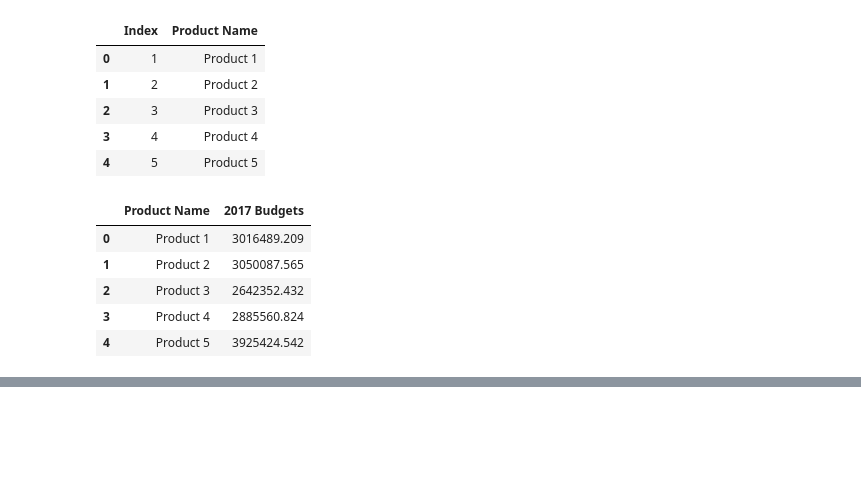
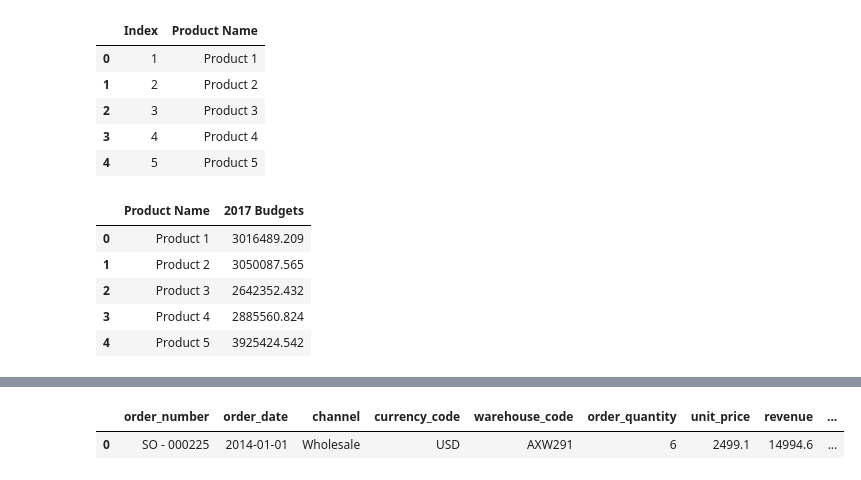
Before and after one commit to Manojg14/Sales-Analytics-Dashboard, a Jupyter notebook: Jupyter Notebook/Regional Sales Analysis.ipynb, the cells around one changed output, grey strips where cells are left out. Saved outputs shown, nothing was run; the diff lists cells and outputs as text; code cells hidden in the pictures; blank space fills up the shorter version.

```diff
--- a/Jupyter Notebook/Regional Sales Analysis.ipynb
+++ b/Jupyter Notebook/Regional Sales Analysis.ipynb
@@ -128,0 +398,5 @@ Budget Sheet Shape : (30, 2)
+# %%
+merge_data.head(1)
+# %% [output]
+|  | order_number | order_date | channel | currency_code | warehouse_code | order_quantity | unit_price | revenue | ... |
+| 0 | SO - 000225 | 2014-01-01 | Wholesale | USD | AXW291 | 6 | 2499.1 | 14994.6 | ... |
```
Also changed, not shown: parts of 34 cells of this notebook, 1 other file.
